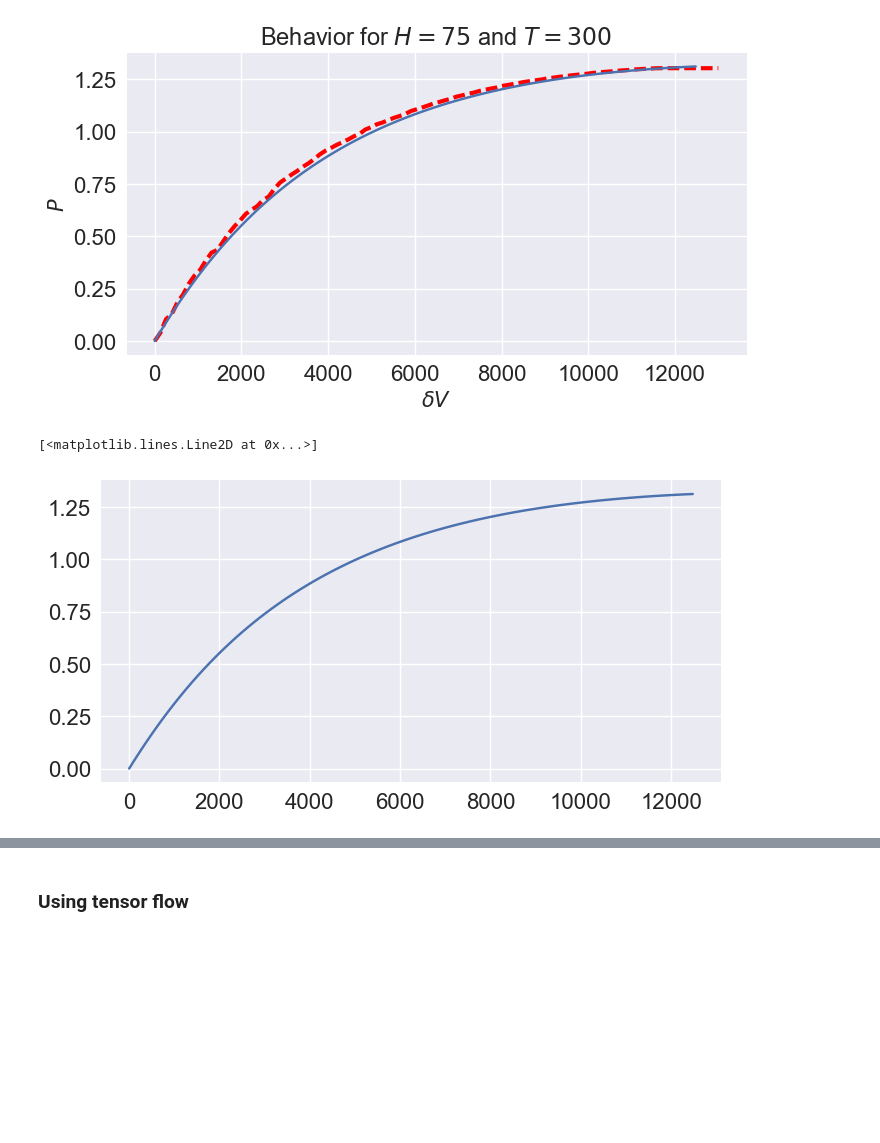
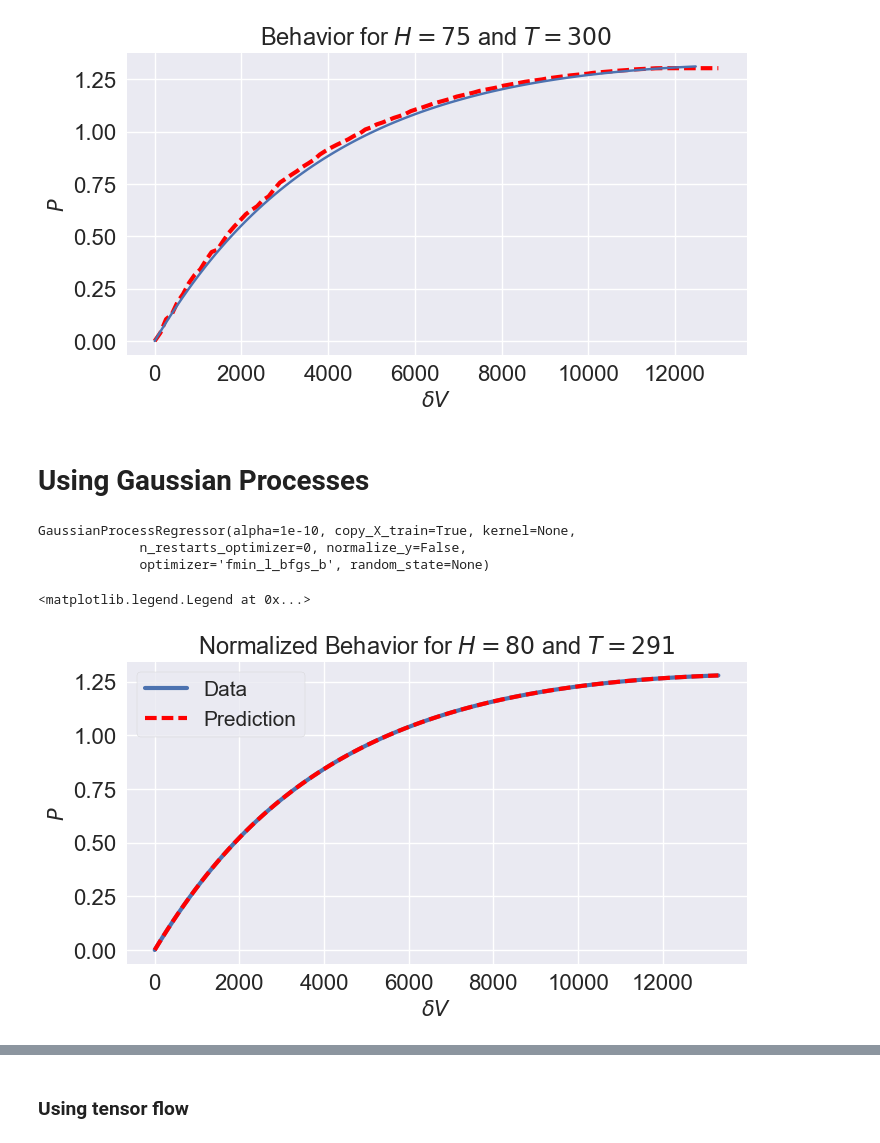
Before and after one commit to matheuscfernandes/mechanics-ml, a Jupyter notebook: SoftActuator/Notebook1.ipynb, the cells around one changed output, grey strips where cells are left out. Drawn from its saved outputs; the diff is of its cells as text; code cells hidden in the pictures; blank space fills up the shorter version.

```diff
--- a/SoftActuator/Notebook1.ipynb
+++ b/SoftActuator/Notebook1.ipynb
@@ -158,11 +164,35 @@ plt.plot(data2[:,0],data2[:,1])
 # %% [output]
 [<matplotlib.lines.Line2D at 0x...>]
 [figure]
-# %%
-data2=np.loadtxt('pv-H75T300.txt', delimiter=' ')
-plt.plot(data2[:,0],data2[:,1])
-# print P_predict
-# print P
-# %% [output]
-[<matplotlib.lines.Line2D at 0x...>]
-[figure, removed]
+# %% [markdown]
+# Using Gaussian Processes
+# %%
+from sklearn import gaussian_process
+
+GPR=gaussian_process.GaussianProcessRegressor()#kernel=None, alpha=1e-10, optimizer='fmin_l_bfgs_b',
+    #n_restarts_optimizer=0, normalize_y=False, copy_X_train=True, random_state=None)
+
+GPR.fit(XTrain,YTrain)
+# %% [output]
+GaussianProcessRegressor(alpha=1e-10, copy_X_train=True, kernel=None,
+             n_restarts_optimizer=0, normalize_y=False,
+             optimizer='fmin_l_bfgs_b', random_state=None)
+# %%
+#Testing Plot with PV
+#Filtering
+H=80;T=291
+rawData = obtainRows([H,T],dataPAll)
+V=rawData[:,2]
+P=rawData[:,-1]
+V_predict=rawData[:,:-1]
+P_predict=GPR.predict(V_predict)
+
+plt.title(r'Normalized Behavior for $H=80$ and $T=291$')
+plt.xlabel(r'$\delta V$')
+plt.ylabel(r'$P$')
+plt.plot(V,P,label='Data',lw=3)
+plt.plot(V,P_predict,'r--',label='Prediction',lw=3)
+plt.legend()
+# %% [output]
+<matplotlib.legend.Legend at 0x...>
+[figure, added]
```
Also changed, not shown: parts of 8 cells of this notebook.
